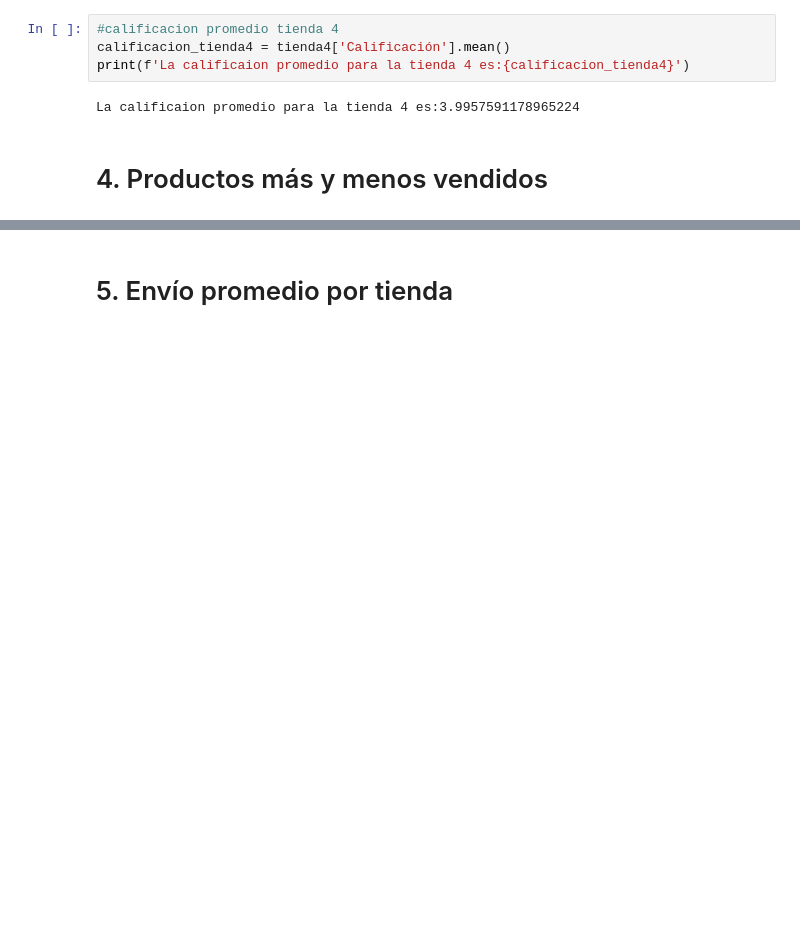
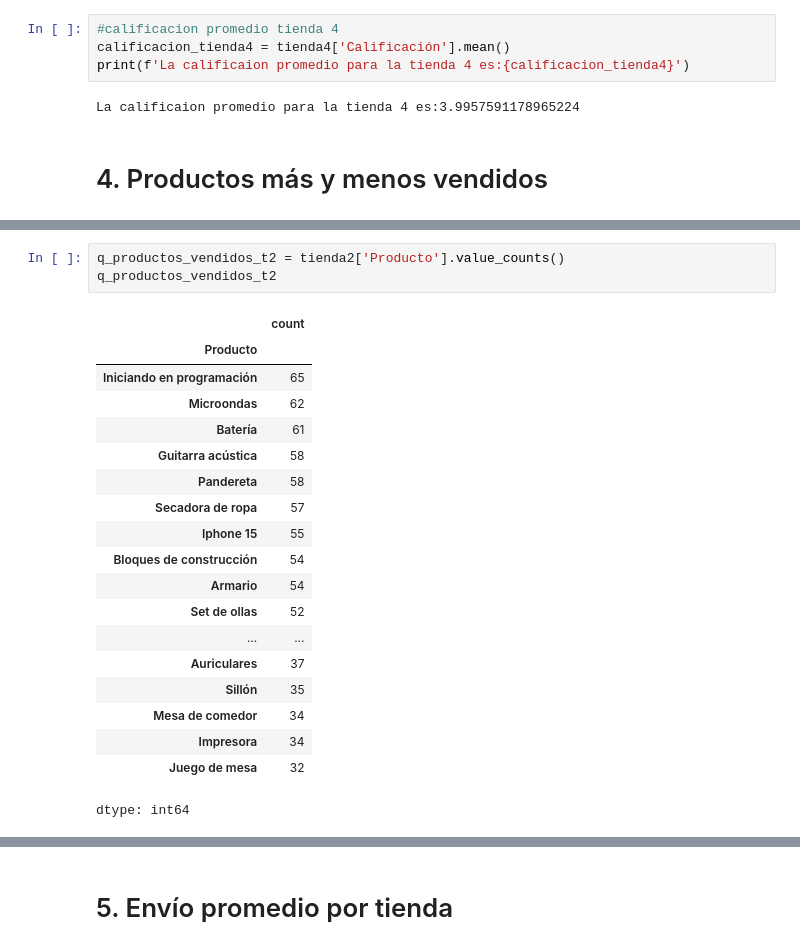
Before and after one commit to Melcortesaguilera/Challenge_Alura_Analisisdeventa, a Jupyter notebook: Analisis_tiendas.ipynb, the cells around one changed output, grey strips where cells are left out. Saved outputs shown, nothing was run; the diff lists cells and outputs as text; blank space fills up the shorter version.

```diff
--- a/Analisis_tiendas.ipynb
+++ b/Analisis_tiendas.ipynb
@@ -148,0 +173,23 @@ La calificaion promedio para la tienda 4 es:3.9957591178965224
+# %%
+q_productos_vendidos_t2 = tienda2['Producto'].value_counts()
+q_productos_vendidos_t2
+# %% [output]
+|  | count |
+| Producto |  |
+| Iniciando en programación | 65 |
+| Microondas | 62 |
+| Batería | 61 |
+| Guitarra acústica | 58 |
+| Pandereta | 58 |
+| Secadora de ropa | 57 |
+| Iphone 15 | 55 |
+| Bloques de construcción | 54 |
+| Armario | 54 |
+| Set de ollas | 52 |
+| ... | ... |
+| Auriculares | 37 |
+| Sillón | 35 |
+| Mesa de comedor | 34 |
+| Impresora | 34 |
+| Juego de mesa | 32 |
+dtype: int64
```
Also changed, not shown: parts of 7 cells of this notebook.
